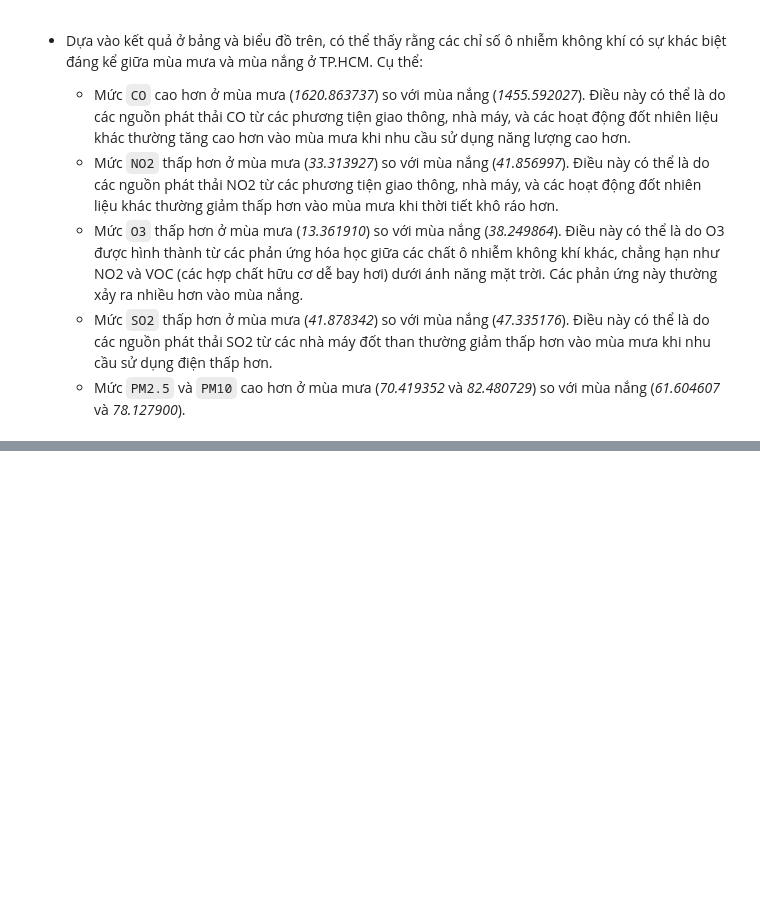
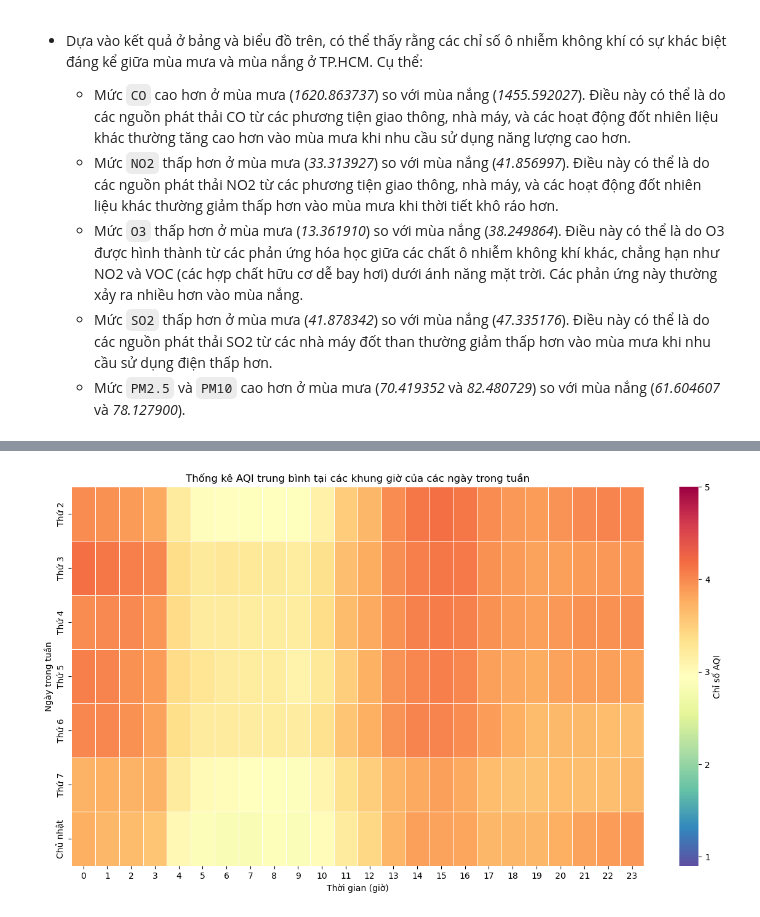
Before and after one commit to asde3458/NMKHDL, a Jupyter notebook: Notebooks/Making question.ipynb, the cells around one changed output, grey strips where cells are left out. Saved outputs shown, nothing was run; the diff lists cells and outputs as text; code cells hidden in the pictures; blank space fills up the shorter version.

```diff
--- a/Notebooks/Making question.ipynb
+++ b/Notebooks/Making question.ipynb
@@ -201,0 +206,11 @@ plt.show()
+# %%
+# Lấy dữ liệu từ 2 cột 'dt' và 'aqi'
+df_aqi = cleaned_df[['dt','aqi']]
+
+# Trích xuất thứ trong tuần (weekday), trong đó: 0:Mon, 1:Tue, 2:Wed, 3:Thu, 4:Fri, 5:Sat, 6:Sun, rồi lưu vào cột 'Day of week'
+df_aqi['Day of week'] = df_aqi ['dt'].dt.weekday
+
+# Trích xuất giờ trong ngày rồi lưu vào cột 'Hour of day'
+df_aqi['Hour of day'] = df_aqi ['dt'].dt.hour
+
+df_aqi
@@ -201,0 +241,26 @@ plt.show()
+# %%
+# Tạo ma trận matrix_aqi 7x24
+matrix_aqi = np.empty((7, 24))
+
+for i in range(7):
+    for j in range(24):
+        aqi = df_aqi[(df_aqi['Day of week'] == i) & (df_aqi['Hour of day'] == j)]['aqi'].values  # Lấy danh sách chỉ số aqi theo giờ và ngày tương ứng trong tuần
+        matrix_aqi[i, j] = np.mean(aqi.astype(int)) # Tính chỉ số aqi trung bình rồi lưu vào matrix_aqi[i][j] tương ứng
+# %%
+# Vẽ biểu đồ Heatmap
+
+# Tạo danh sách tên các thứ trong tuần
+day_of_week = ['Thứ 2', 'Thứ 3', 'Thứ 4', 'Thứ 5', 'Thứ 6', 'Thứ 7', 'Chủ nhật']
+
+# Vẽ biểu đồ Heatmap
+plt.figure(figsize=(15,8))
+ax = sns.heatmap(matrix_aqi, linewidths=.5, yticklabels = day_of_week, vmin = 5, vmax = 1, cmap = 'Spectral_r', cbar_kws={'label': 'Chỉ số AQI', 'ticks': range(1, 6, 1)})
+
+# Đặt các thông tin trên biểu đồ
+ax.set_xlabel('Thời gian (giờ)')
+ax.set_ylabel('Ngày trong tuần')
+ax.set_title('Thống kê AQI trung bình tại các khung giờ của các ngày trong tuần')
+
+plt.show()
+# %% [output]
+[figure, added]
```
Also changed, not shown: parts of 4 cells of this notebook.
